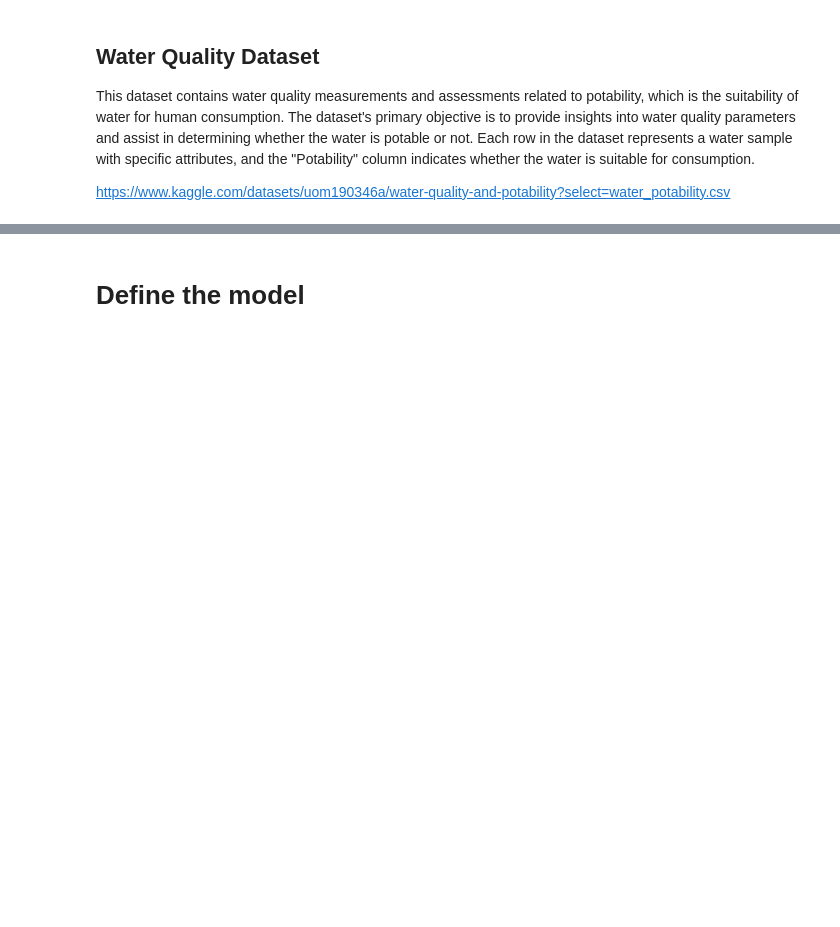
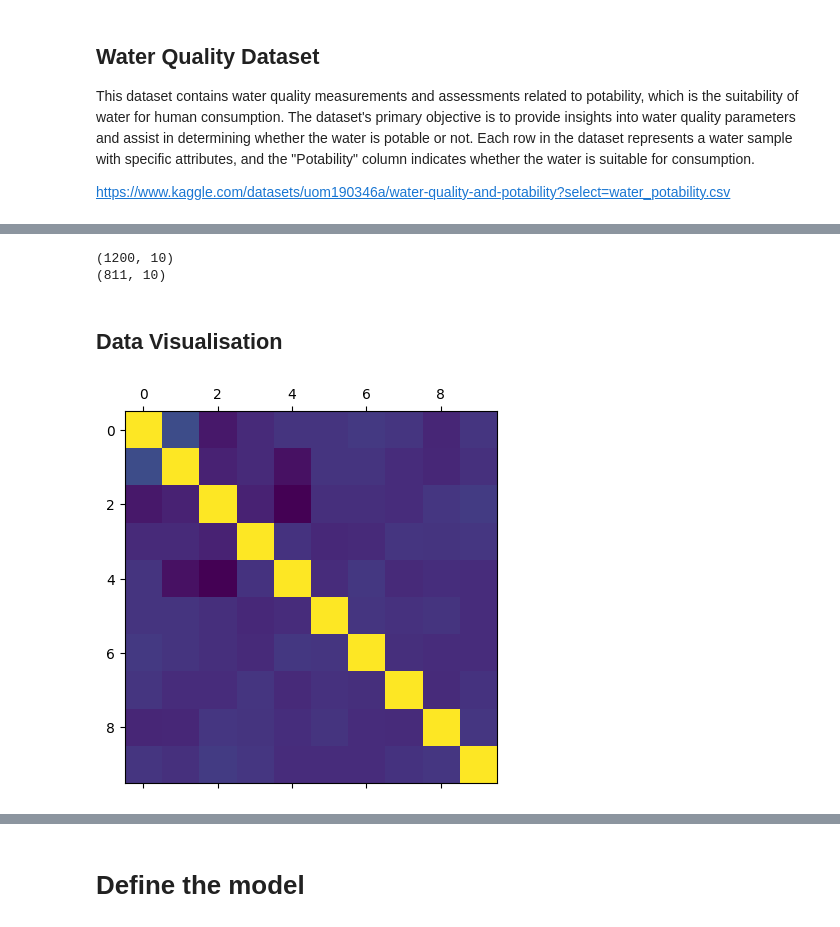
Before and after one commit to AristideI/water-quality-model, a Jupyter notebook: Regularization_Exercise_.ipynb, the cells around one changed output, grey strips where cells are left out. Saved outputs shown, nothing was run; the diff lists cells and outputs as text; code cells hidden in the pictures; blank space fills up the shorter version.

```diff
--- a/Regularization_Exercise_.ipynb
+++ b/Regularization_Exercise_.ipynb
@@ -55,0 +40,13 @@ print(testy.shape)
+# %%
+
+# clean datas with Nan values
+
+# Droping delete many rows => not good
+df = df.dropna(inplace=False)
+
+# Fill with mean => best option
+# df = df.fillna(df.mean(), inplace=False)
+df = df.drop_duplicates(inplace=False)
+
+print(df.shape)
+print(df.head())
@@ -55,0 +68,22 @@ print(testy.shape)
+# %%
+#  print data shape where potability is 0
+print(df[df['Potability'] == 0].shape)
+
+#  print data shape where potability is 1
+print(df[df['Potability'] == 1].shape)
+# %% [output]
+(1200, 10)
+(811, 10)
+# %% [markdown]
+## Data Visualisation
+# %%
+from matplotlib import pyplot as plt
+
+# plot data
+#  ph,Hardness,Solids,Chloramines,Sulfate,Conductivity,Organic_carbon,Trihalomethanes,Turbidity,Potability
+#  0, 1,       2,     3,          4,      5,            6,              7,              8,        9
+#  plot heatmap
+plt.matshow(df.corr())
+plt.show()
+# %% [output]
+[figure, added]
```
Also changed, not shown: parts of 18 cells of this notebook, 1 other file.
